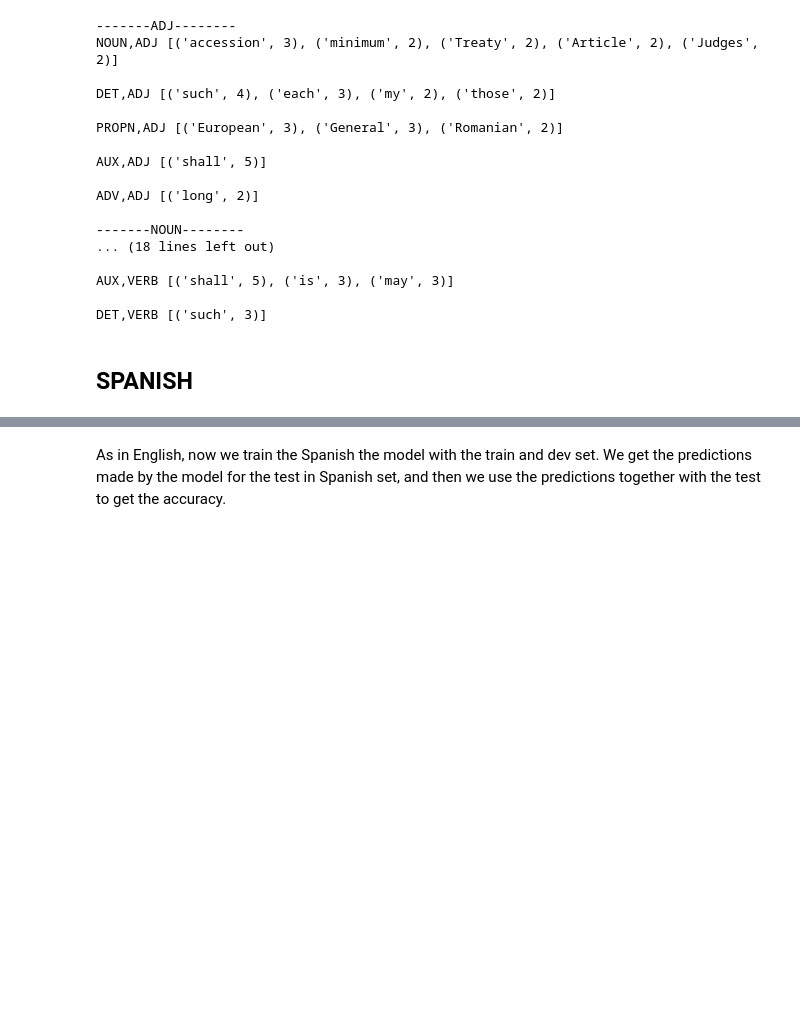
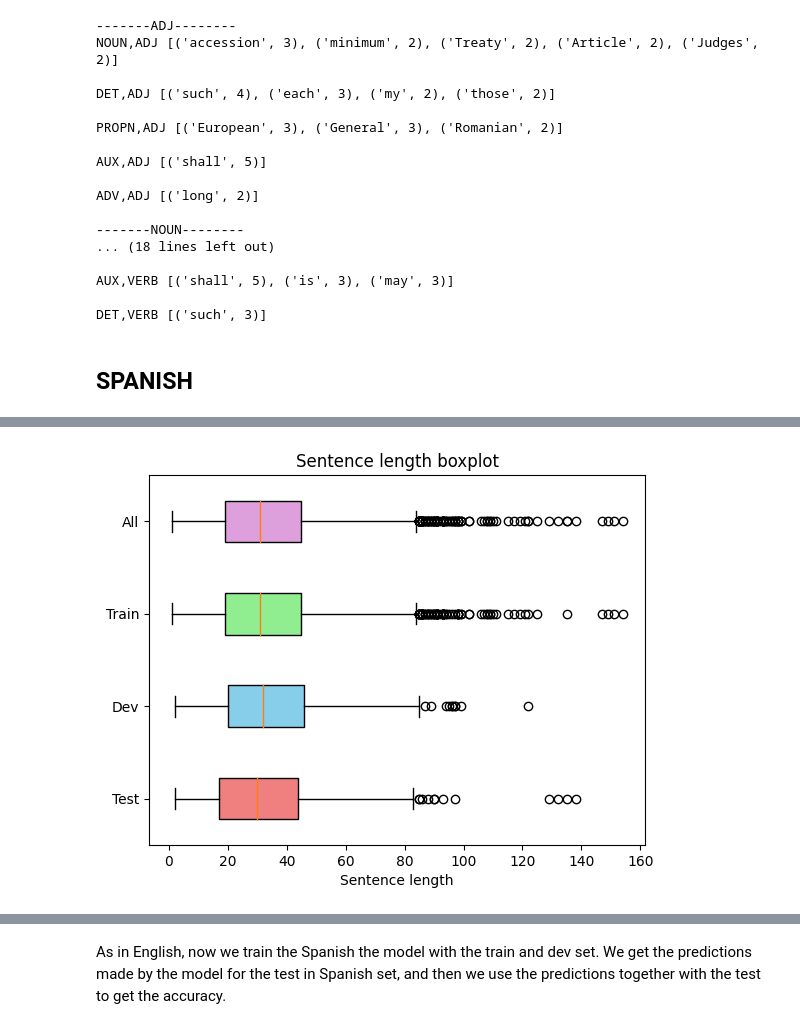
Before and after one commit to Maits27/Computational_syntax, a Jupyter notebook: resultAnalysis.ipynb, the cells around one changed output, grey strips where cells are left out. Drawn from its saved outputs; the diff is of its cells as text; code cells hidden in the pictures; blank space fills up the shorter version.

```diff
--- a/resultAnalysis.ipynb
+++ b/resultAnalysis.ipynb
@@ -223,0 +242,4 @@ DET,VERB [('such', 3)]
+# %%
+sentence_length_boxplot(['Test', 'Dev', 'Train', 'All'], [test_lengths, dev_lengths, train_lengths, train_lengths+dev_lengths+test_lengths])
+# %% [output]
+[figure, added]
```
Also changed, not shown: parts of 23 cells of this notebook.
